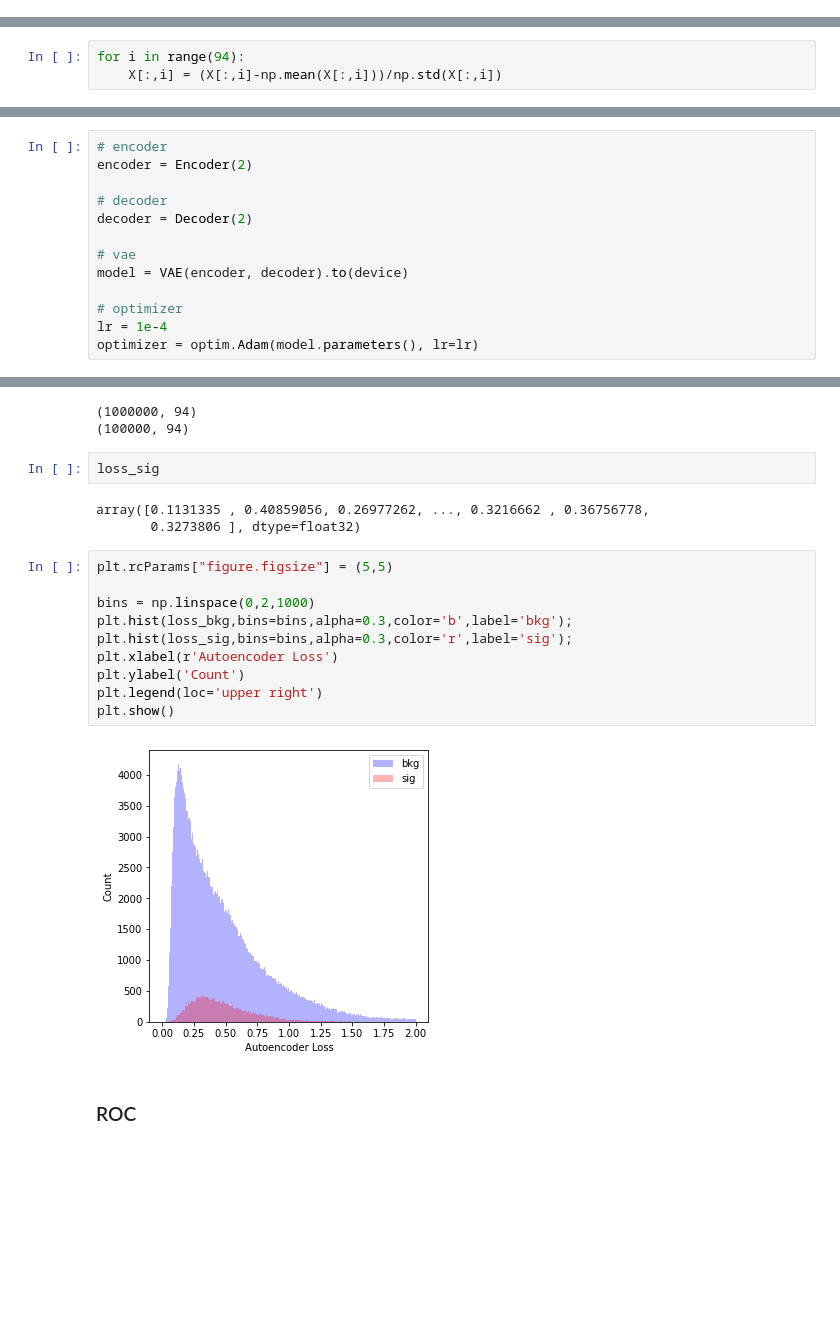
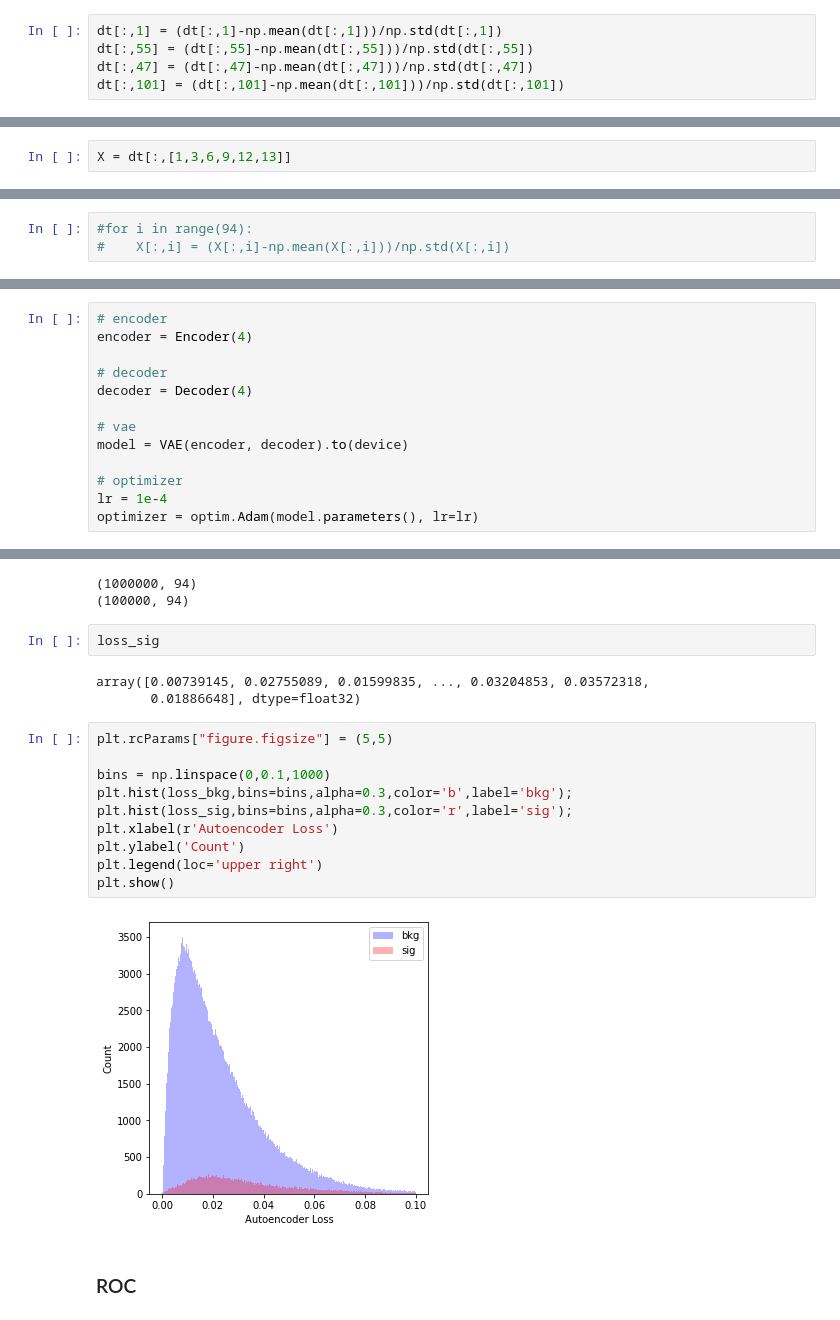
Before and after one commit to SangeonPark/QUASAR, a Jupyter notebook: new_flows/VAE_without_Flow_110Features.ipynb, the cells around one changed output, grey strips where cells are left out. Cells and saved outputs as stored; diff of their text form; blank space fills up the shorter version.

```diff
--- a/new_flows/VAE_without_Flow_110Features.ipynb
+++ b/new_flows/VAE_without_Flow_110Features.ipynb
@@ -41,5 +41,10 @@ if mode == 'ROC':
     dt = f_rnd.values
 else:
     dt_PureBkg = f_PureBkg.values
+# %%
+dt[:,1] = (dt[:,1]-np.mean(dt[:,1]))/np.std(dt[:,1])
+dt[:,55] = (dt[:,55]-np.mean(dt[:,55]))/np.std(dt[:,55])
+dt[:,47] = (dt[:,47]-np.mean(dt[:,47]))/np.std(dt[:,47])
+dt[:,101] = (dt[:,101]-np.mean(dt[:,101]))/np.std(dt[:,101])
 # %%
 X = np.concatenate((dt[:,1:48], dt[:,55:102]), axis=1)
@@ -50 +51,3 @@ X.shape
+# %%
+X = dt[:,[1,3,6,9,12,13]]
 # %%
@@ -74,6 +57,6 @@ array([9.86772703e+01, 5.33747599e-02, 2.26769809e-02, 9.25313985e-03,
 # %%
-for i in range(94):
-    X[:,i] = (X[:,i]-np.mean(X[:,i]))/np.std(X[:,i])
+#for i in range(94):
+#    X[:,i] = (X[:,i]-np.mean(X[:,i]))/np.std(X[:,i])
 # %%
 X[0]
 # %% [output]
@@ -239,10 +222,10 @@ cuda:0
 'GeForce RTX 2080 Ti'
 # %%
 # encoder
-encoder = Encoder(2)
+encoder = Encoder(4)
 
 # decoder
-decoder = Decoder(2)
+decoder = Decoder(4)
 
 # vae
 model = VAE(encoder, decoder).to(device)
@@ -439,20 +422,20 @@ loss_sig = get_loss(X[signal_idx])
 # %%
 loss_sig
 # %% [output]
-array([0.1131335 , 0.40859056, 0.26977262, ..., 0.3216662 , 0.36756778,
-       0.3273806 ], dtype=float32)
+array([0.00739145, 0.02755089, 0.01599835, ..., 0.03204853, 0.03572318,
+       0.01886648], dtype=float32)
 # %%
 plt.rcParams["figure.figsize"] = (5,5)
 
-bins = np.linspace(0,2,1000)
+bins = np.linspace(0,0.1,1000)
 plt.hist(loss_bkg,bins=bins,alpha=0.3,color='b',label='bkg');
 plt.hist(loss_sig,bins=bins,alpha=0.3,color='r',label='sig');
 plt.xlabel(r'Autoencoder Loss')
 plt.ylabel('Count')
 plt.legend(loc='upper right')
 plt.show()
 # %% [output]
-[figure, old version]
+[figure, new version]
 # %% [markdown]
 ### ROC
 # %%
```
Also changed, not shown: parts of 8 cells of this notebook, 4 other files.
